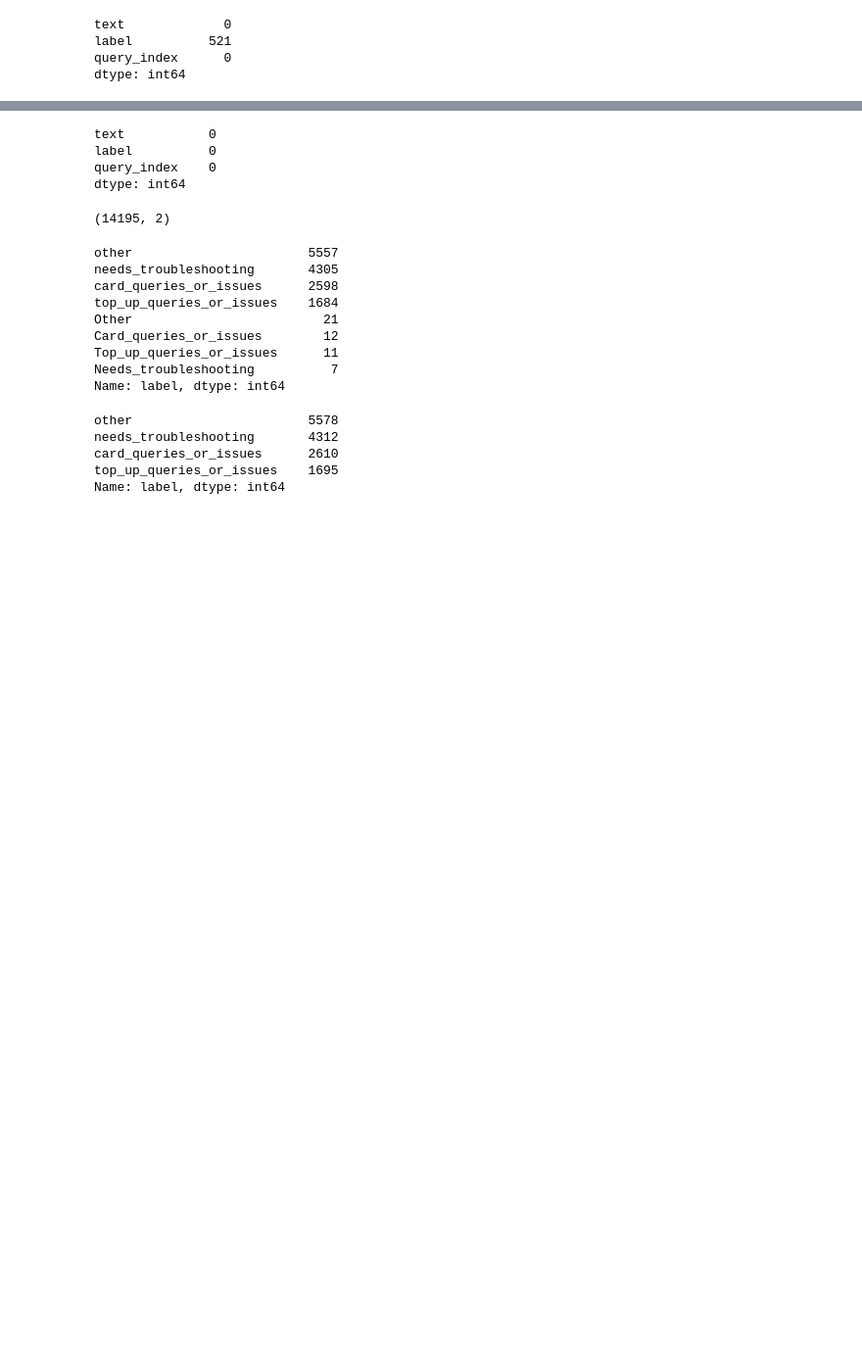
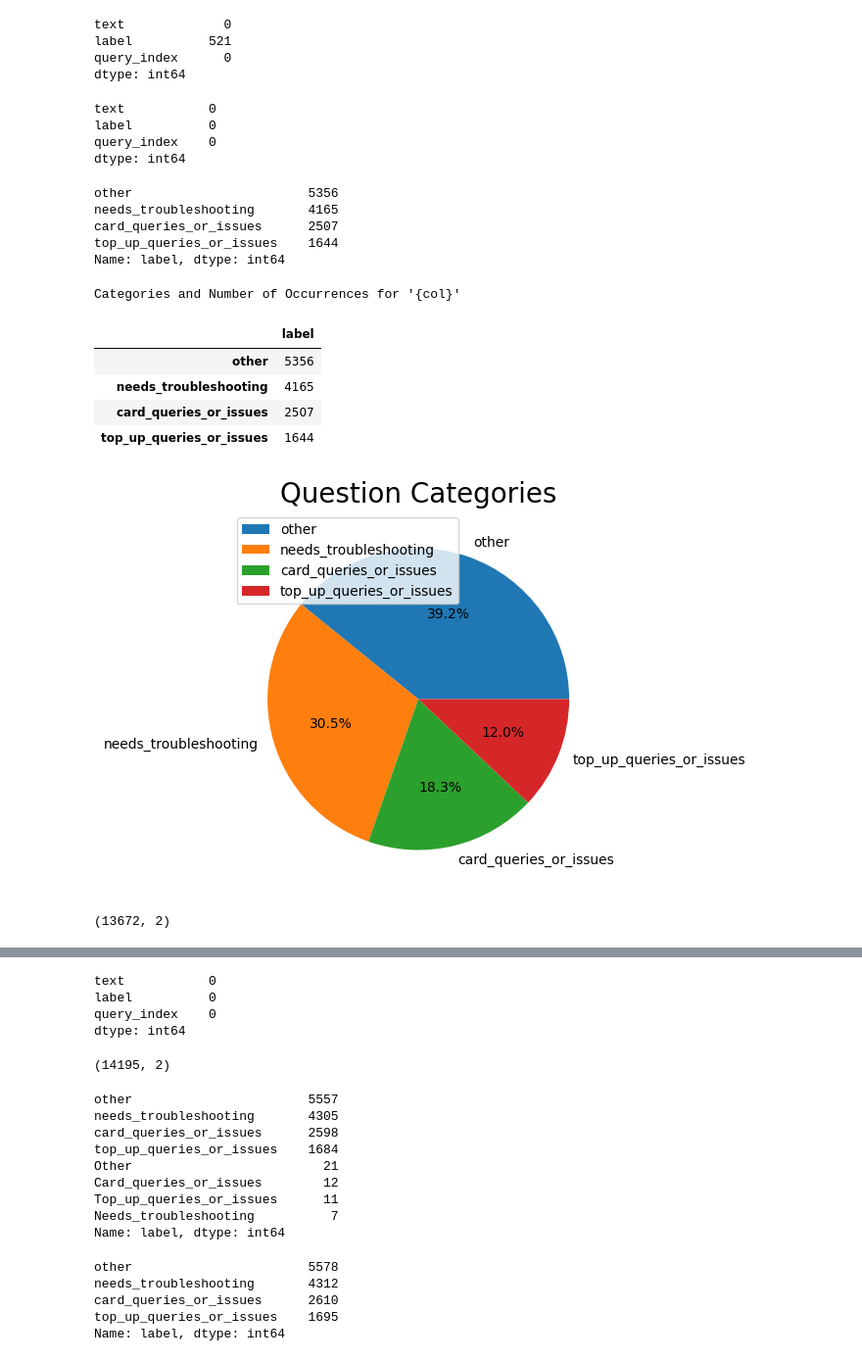
Before and after one commit to sabboshachi/my_Projects, a Jupyter notebook: Machine Learning Projects/01. Predicting the Topic of Customers’ Banking Questions/Code/Main.ipynb, the cells around one changed output, grey strips where cells are left out. Shown at 98% size. Cells and saved outputs as stored; diff of their text form; code cells hidden in the pictures; blank space fills up the shorter version.

Commit message:
Dataset EDA and Preprocessing

```diff
--- a/Machine Learning Projects/01. Predicting the Topic of Customers’ Banking Questions/Code/Main.ipynb
+++ b/Machine Learning Projects/01. Predicting the Topic of Customers’ Banking Questions/Code/Main.ipynb
@@ -5,2 +26,2 @@ import matplotlib.pyplot as plt
 # %%
-df = pd.read_csv("DataSet/OPTION2_joined_coursework_dataset_banking_final (1).csv")
+df = pd.read_csv("../DataSet/OPTION2_joined_coursework_dataset_banking_final (1).csv")
@@ -15,0 +51,2 @@ df.head()
+# %%
+df = df.drop_duplicates()
@@ -16 +79,3 @@ df.head()
+# %%
+WorkingData = df.copy()
 # %%
@@ -24,0 +90,49 @@ df = df.fillna('other')
+# %%
+categorical_columns= ['label']
+
+## 1. Imputer
+imptr_cat = SimpleImputer(missing_values = np.nan, strategy = 'most_frequent')
+
+## 2. Fit the imputer object to the feature matrix (only for categorical features)
+imptr_cat = imptr_cat.fit(WorkingData[categorical_columns])
+
+## 3. Call Transform to replace missing data in train_dataset (on specific columns) by the mean of the column to which that missing data belongs to
+WorkingData[categorical_columns] = imptr_cat.transform(WorkingData[categorical_columns])
+# %%
+WorkingData.isnull().sum()
+# %% [output]
+text           0
+label          0
+query_index    0
+dtype: int64
+# %%
+WorkingData['label'].value_counts()
+# %% [output]
+other                       5356
+needs_troubleshooting       4165
+card_queries_or_issues      2507
+top_up_queries_or_issues    1644
+Name: label, dtype: int64
+# %%
+categorical_columns = ['label']
+
+for col in categorical_columns:
+    print("Categories and Number of Occurrences for '{col}'")
+    pretty_print_df(WorkingData[col].value_counts())
+    print()
+
+plt.figure(figsize=(5, 5))
+values = WorkingData[col].value_counts()
+labels = values.index.tolist()
+plt.pie(values, labels=labels, autopct='%1.1f%%')
+plt.title('Question Categories', fontsize=20)
+plt.legend(loc=2)
+plt.show()
+# %% [output]
+Categories and Number of Occurrences for '{col}'
+|  | label |
+| other | 5356 |
+| needs_troubleshooting | 4165 |
+| card_queries_or_issues | 2507 |
+| top_up_queries_or_issues | 1644 |
+[figure, added]
@@ -24,0 +141,4 @@ df = df.fillna('other')
+# %%
+WorkingData.shape
+# %% [output]
+(13672, 2)
```
Also changed, not shown: parts of 25 cells of this notebook, 2 other files.
